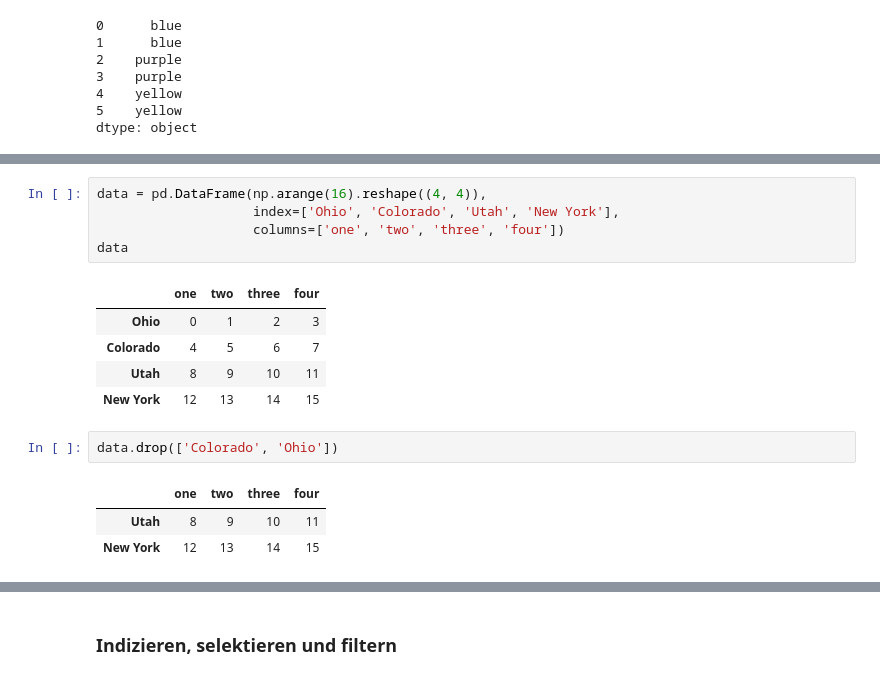
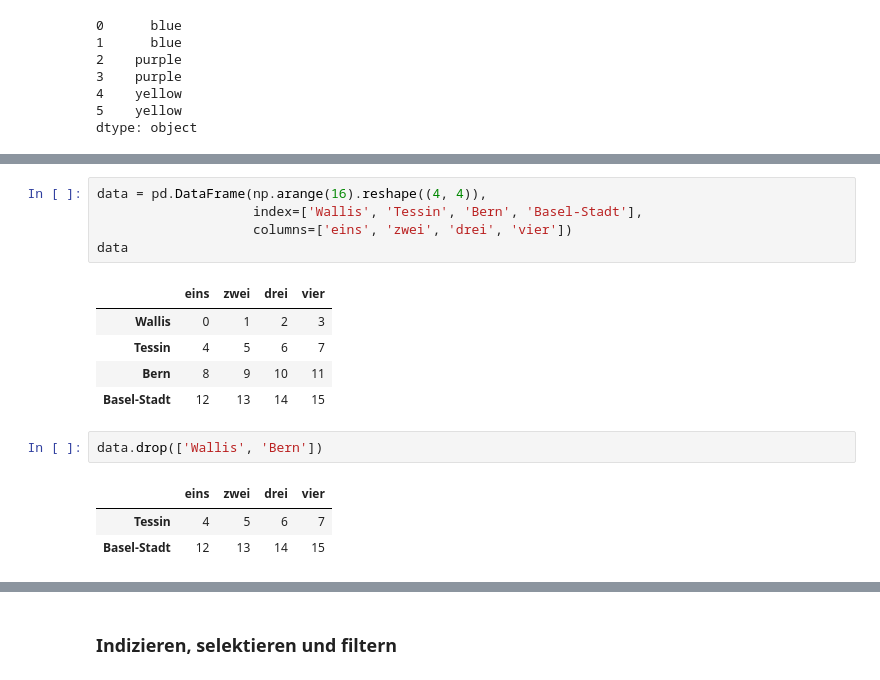
Before and after one commit to natriumoxid/advanced-jupyter-course, a Jupyter notebook: 2_course_20191107_pandas_intro.ipynb, the cells around one changed output, grey strips where cells are left out. Cells and saved outputs as stored; diff of their text form.

```diff
--- a/course_20191107_pandas_intro.ipynb
+++ b/2_course_20191107_pandas_intro.ipynb
@@ -304,17 +318,17 @@ dtype: float64
 # %%
 data = pd.DataFrame(np.arange(16).reshape((4, 4)),
-                    index=['Ohio', 'Colorado', 'Utah', 'New York'],
-                    columns=['one', 'two', 'three', 'four'])
+                    index=['Wallis', 'Tessin', 'Bern', 'Basel-Stadt'],
+                    columns=['eins', 'zwei', 'drei', 'vier'])
 data
 # %% [output]
-|  | one | two | three | four |
-| Ohio | 0 | 1 | 2 | 3 |
-| Colorado | 4 | 5 | 6 | 7 |
-| Utah | 8 | 9 | 10 | 11 |
-| New York | 12 | 13 | 14 | 15 |
+|  | eins | zwei | drei | vier |
+| Wallis | 0 | 1 | 2 | 3 |
+| Tessin | 4 | 5 | 6 | 7 |
+| Bern | 8 | 9 | 10 | 11 |
+| Basel-Stadt | 12 | 13 | 14 | 15 |
 # %%
-data.drop(['Colorado', 'Ohio'])
+data.drop(['Wallis', 'Bern'])
 # %% [output]
-|  | one | two | three | four |
-| Utah | 8 | 9 | 10 | 11 |
-| New York | 12 | 13 | 14 | 15 |
+|  | eins | zwei | drei | vier |
+| Tessin | 4 | 5 | 6 | 7 |
+| Basel-Stadt | 12 | 13 | 14 | 15 |
```
Also changed, not shown: parts of 73 cells of this notebook, 11 other files.
